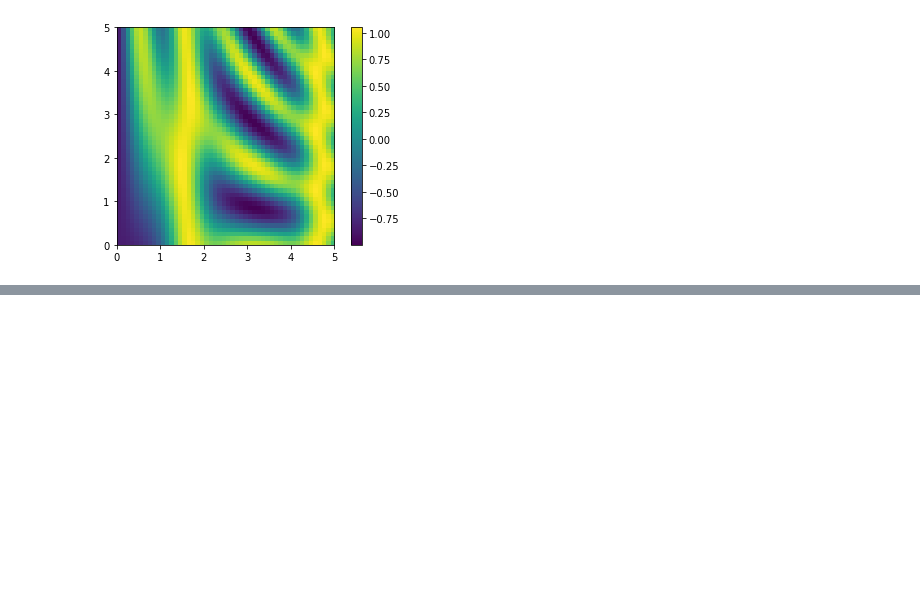
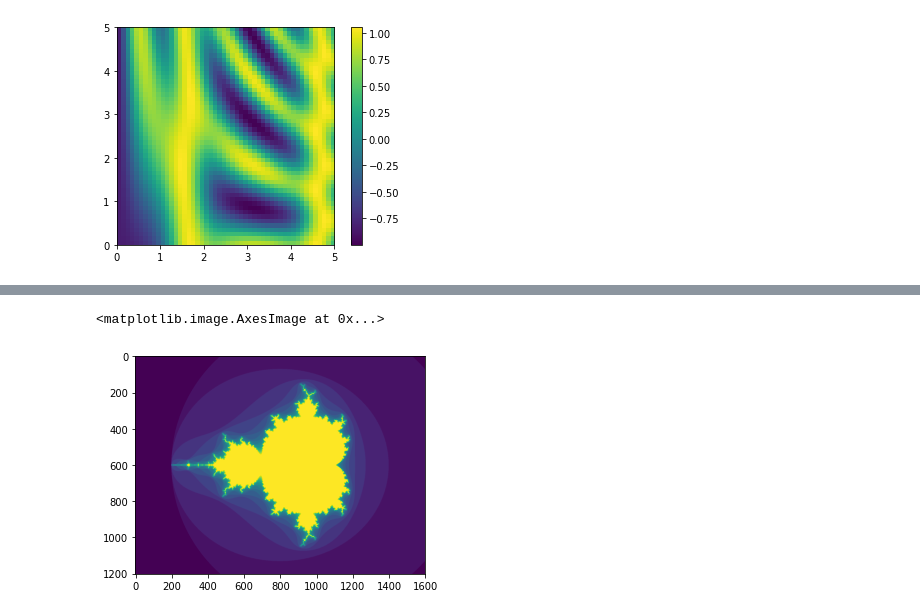
Before and after one commit to sivikt/dstrials, a Jupyter notebook: DSMP#1/1_basics/numpy.ipynb, the cells around one changed output, grey strips where cells are left out. Saved outputs shown, nothing was run; the diff lists cells and outputs as text; code cells hidden in the pictures; blank space fills up the shorter version.

```diff
--- a/DSMP#1/1_basics/numpy.ipynb
+++ b/DSMP#1/1_basics/numpy.ipynb
@@ -193,0 +215,26 @@ plt.colorbar();
+# %%
+def mandelbrot(h, w, maxit=20, r=2):
+    """Returns an image of the Mandelbrot fractal of size (h,w)."""
+    x = np.linspace(-2.5, 1.5, 4*h+1)
+    y = np.linspace(-1.5, 1.5, 3*w+1)
+    A, B = np.meshgrid(x, y)
+    C = A + B*1j
+    z = np.zeros_like(C)
+
+    divtime = maxit + np.zeros(z.shape, dtype=int)
+
+
+    for i in range(maxit):
+        z = z**2 + C
+        diverge = abs(z) > r                    # who is diverging
+        div_now = diverge & (divtime == maxit)  # who is diverging now
+        divtime[div_now] = i                    # note when
+        z[diverge] = r                          # avoid diverging too much
+
+    return divtime
+
+s = mandelbrot(400, 400)
+plt.imshow(s)
+# %% [output]
+<matplotlib.image.AxesImage at 0x...>
+[figure, added]
```
Also changed, not shown: parts of 1 cell of this notebook, 4 other files.
